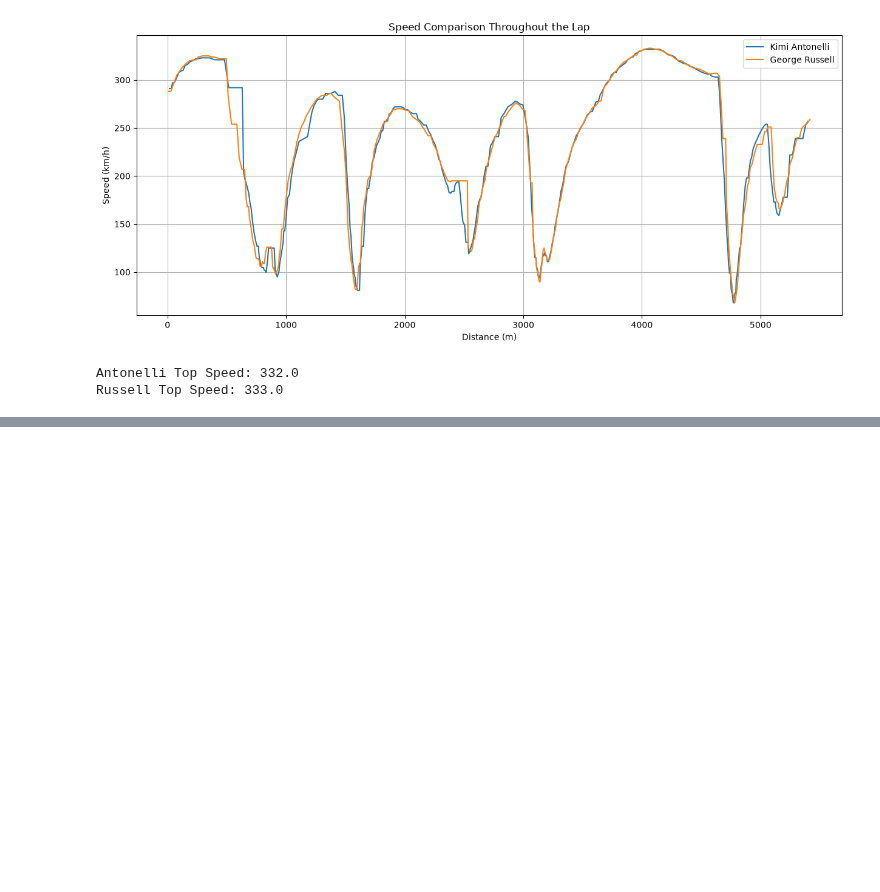
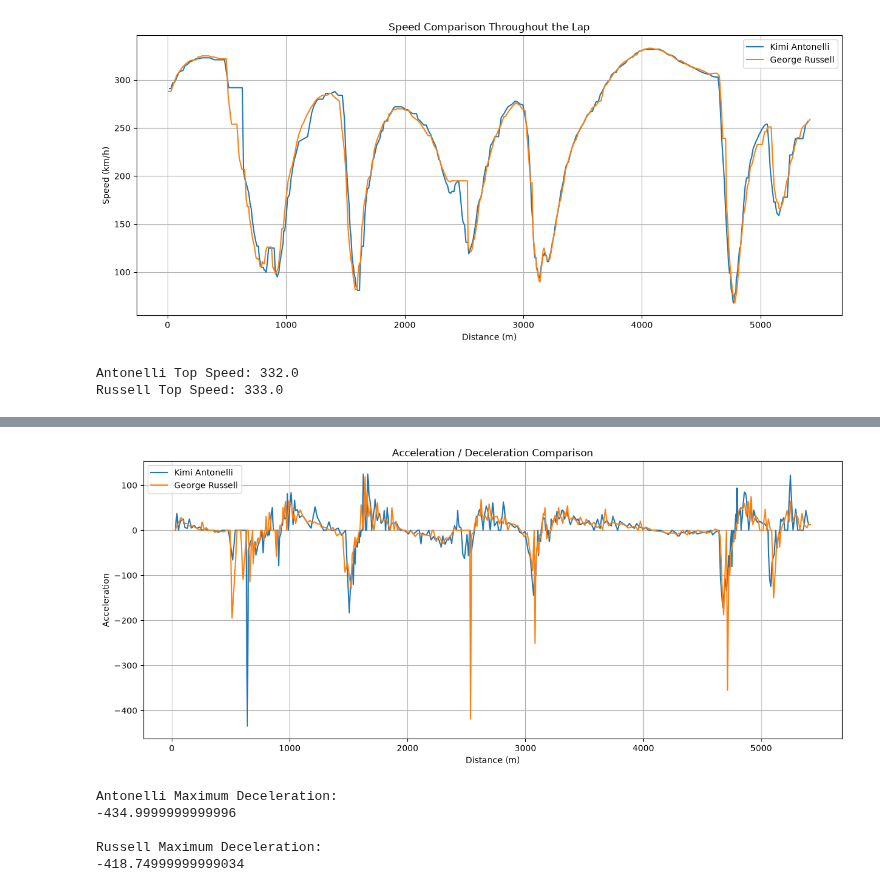
Before and after one commit to ishikajena1509/F1-Telemetry-Analysis, a Jupyter notebook: notebooks/02_china_2026_qualifying_analysis.ipynb.ipynb, the cells around one changed output, grey strips where cells are left out. Drawn from its saved outputs; the diff is of its cells as text; code cells hidden in the pictures; blank space fills up the shorter version.

```diff
--- a/notebooks/02_china_2026_qualifying_analysis.ipynb.ipynb
+++ b/notebooks/02_china_2026_qualifying_analysis.ipynb.ipynb
@@ -1034,0 +1059,48 @@ Russell Top Speed: 333.0
+# %%
+antonelli_car_data["Acceleration"] = (
+    antonelli_car_data["Speed"].diff() /
+    antonelli_car_data["Time"].dt.total_seconds().diff()
+)
+
+russell_car_data["Acceleration"] = (
+    russell_car_data["Speed"].diff() /
+    russell_car_data["Time"].dt.total_seconds().diff()
+)
+# %%
+plt.figure(figsize=(15,6))
+
+plt.plot(
+    antonelli_car_data["Distance"],
+    antonelli_car_data["Acceleration"],
+    label="Kimi Antonelli"
+)
+
+plt.plot(
+    russell_car_data["Distance"],
+    russell_car_data["Acceleration"],
+    label="George Russell"
+)
+
+plt.title("Acceleration / Deceleration Comparison")
+plt.xlabel("Distance (m)")
+plt.ylabel("Acceleration")
+plt.grid()
+plt.legend()
+
+plt.show()
+# %% [output]
+[figure, added]
+# %%
+print("Antonelli Maximum Deceleration:")
+print(antonelli_car_data["Acceleration"].min())
+
+print()
+
+print("Russell Maximum Deceleration:")
+print(russell_car_data["Acceleration"].min())
+# %% [output]
+Antonelli Maximum Deceleration:
+-434.9999999999996
+
+Russell Maximum Deceleration:
+-418.74999999999034
```
Also changed, not shown: parts of 3 cells of this notebook, 2 other files.
